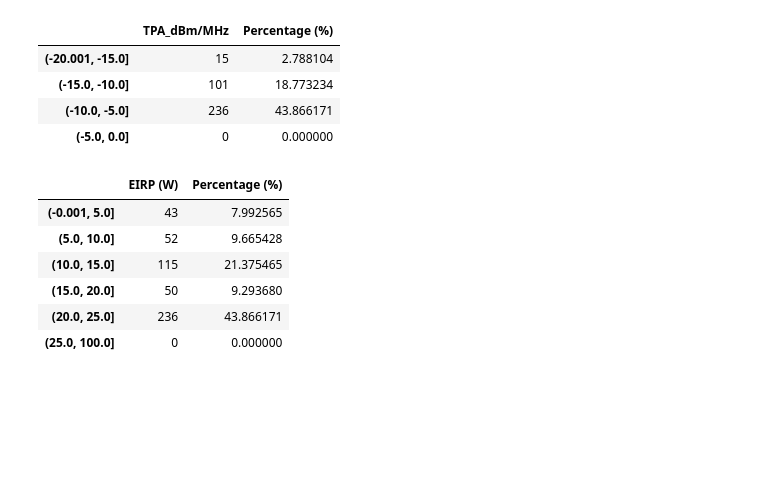
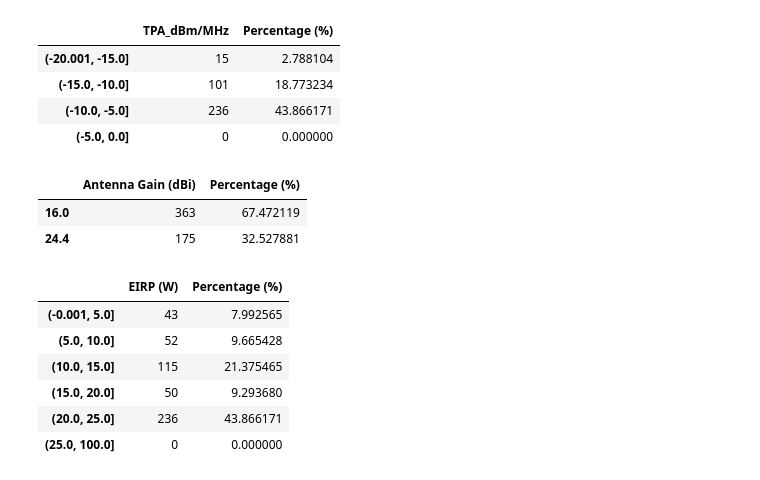
Before and after one commit to navnith-reddy/RAdata, a Jupyter notebook: dataProcessing.ipynb, the cells around one changed output. Cells and saved outputs as stored; diff of their text form; code cells hidden in the pictures; blank space fills up the shorter version.

Commit message:
Fixed Antenna Gain

```diff
--- a/dataProcessing.ipynb
+++ b/dataProcessing.ipynb
@@ -140,6 +140,18 @@ TPAdist
 | (-15.0, -10.0] | 101 | 18.773234 |
 | (-10.0, -5.0] | 236 | 43.866171 |
 | (-5.0, 0.0] | 0 | 0.000000 |
+# %%
+# Antenna Gains
+bins = [0, 15, 17.5, 20, 22.5, 25, 100]
+AntennaG = pd.DataFrame(unwired['Antenna_Gain'].value_counts( sort=False))
+AntennaG['Percentage (%)'] = (AntennaG['Antenna_Gain'] / 538) * 100
+AntennaG.rename(columns={'Antenna_Gain' : 'Antenna Gain (dBi)'}, inplace=True)
+AntennaG.to_csv('Data/AntennaGain.csv', index=True)
+AntennaG
+# %% [output]
+|  | Antenna Gain (dBi) | Percentage (%) |
+| 16.0 | 363 | 67.472119 |
+| 24.4 | 175 | 32.527881 |
 # %%
 # EIRP
 bins = [0, 5, 10, 15, 20, 25, 100]
```
Also changed, not shown: parts of 1 cell of this notebook, 3 other files.
